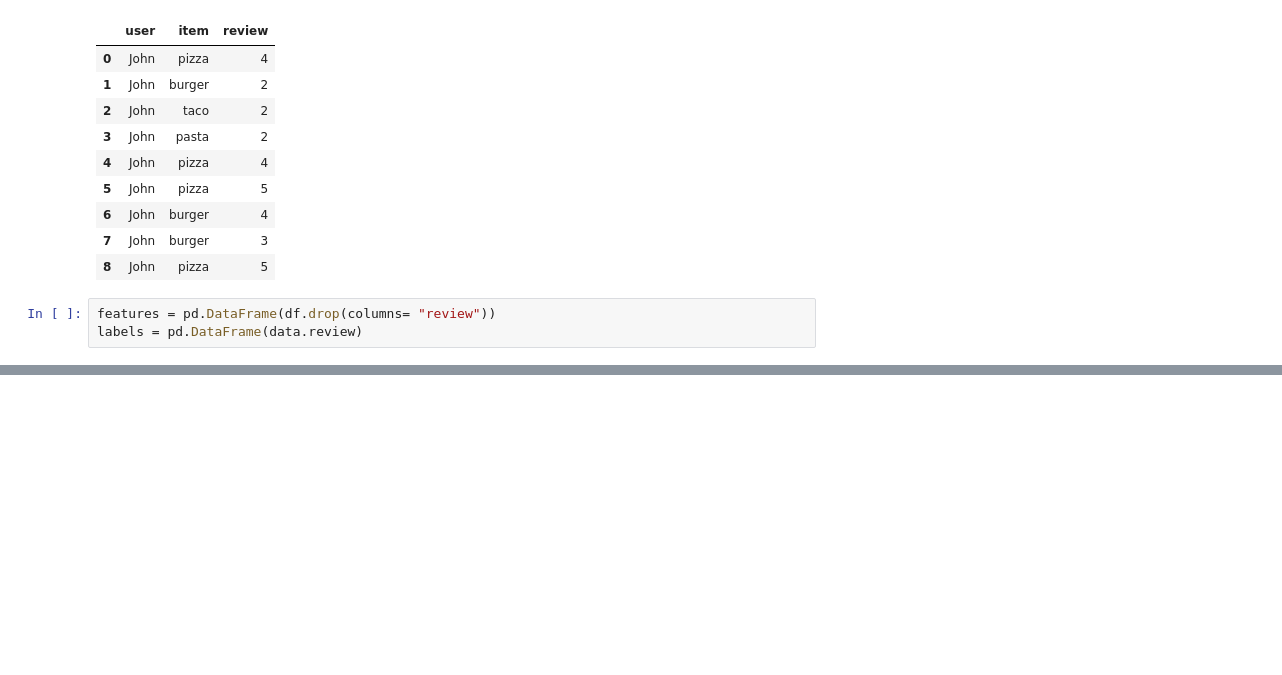
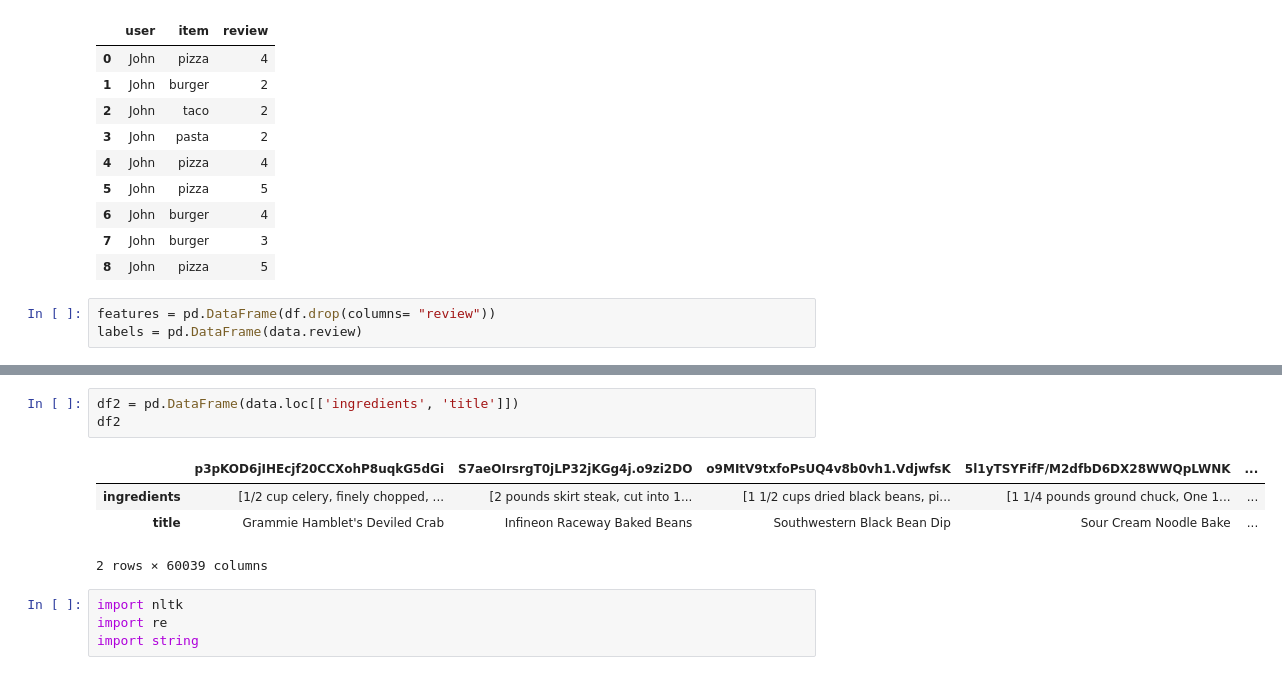
Before and after one commit to raychz/tabify-ds, a Jupyter notebook: explore_data.ipynb, the cells around one changed output, grey strips where cells are left out. Drawn from its saved outputs; the diff is of its cells as text; blank space fills up the shorter version.

```diff
--- a/explore_data.ipynb
+++ b/explore_data.ipynb
@@ -116,0 +125,12 @@ df
+# %%
+df2 = pd.DataFrame(data.loc[['ingredients', 'title']])
+df2
+# %% [output]
+|  | p3pKOD6jIHEcjf20CCXohP8uqkG5dGi | S7aeOIrsrgT0jLP32jKGg4j.o9zi2DO | o9MItV9txfoPsUQ4v8b0vh1.VdjwfsK | 5l1yTSYFifF/M2dfbD6DX28WWQpLWNK | ... |
+| ingredients | [1/2 cup celery, finely chopped, ... | [2 pounds skirt steak, cut into 1... | [1 1/2 cups dried black beans, pi... | [1 1/4 pounds ground chuck, One 1... | ... |
+| title | Grammie Hamblet's Deviled Crab | Infineon Raceway Baked Beans | Southwestern Black Bean Dip | Sour Cream Noodle Bake | ... |
+2 rows × 60039 columns
+# %%
+import nltk
+import re
+import string
```
Also changed, not shown: parts of 6 cells of this notebook, 1 other file.
